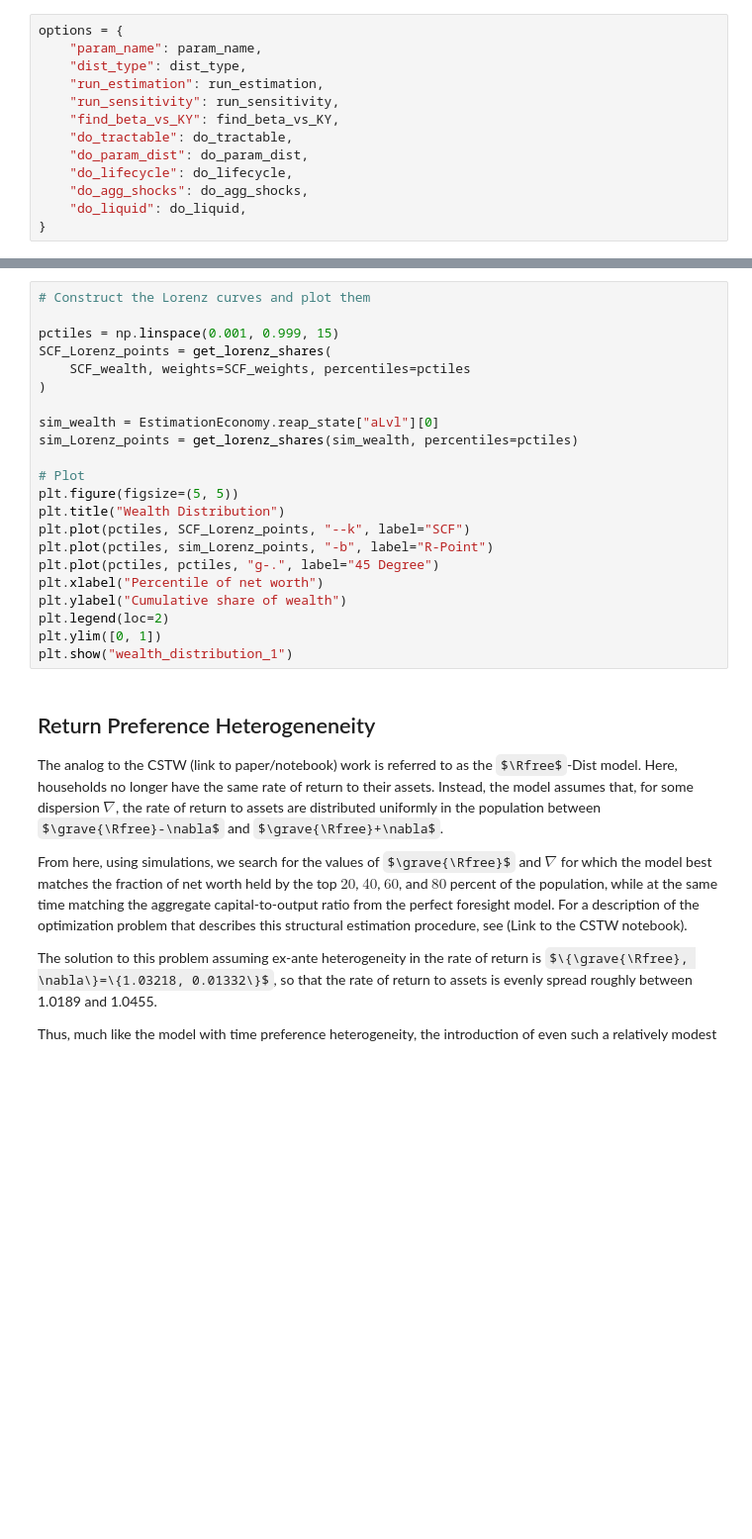
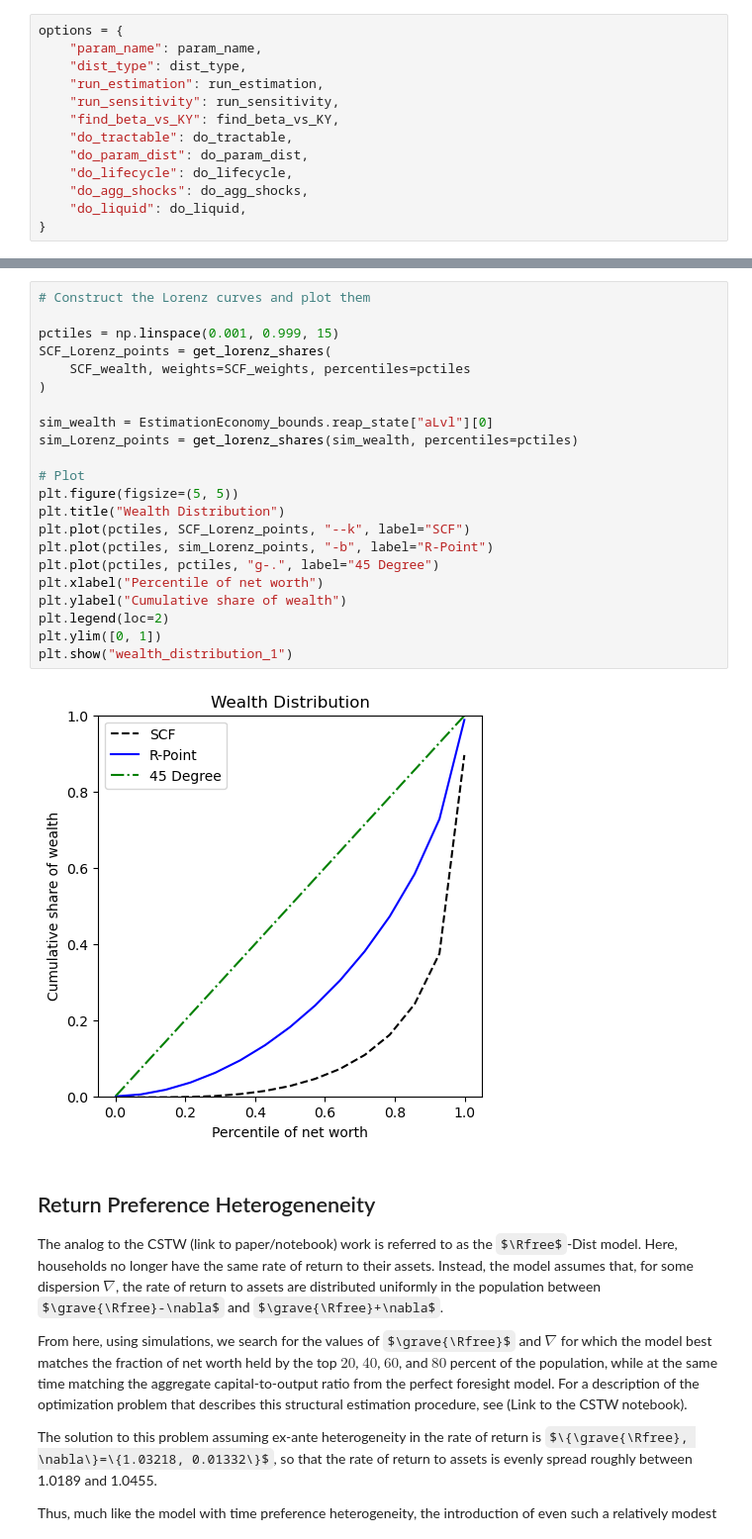
Before and after one commit to econ-ark/DistributionOfWealthMPC, a Jupyter notebook: HetReturns-Bounds-Est.ipynb, the cells around one changed output, grey strips where cells are left out. Shown at 99% size. Cells and saved outputs as stored; diff of their text form; some formulas as TeX source; blank space fills up the shorter version.

```diff
--- a/HetReturns-Bounds-Est.ipynb
+++ b/HetReturns-Bounds-Est.ipynb
@@ -279,25 +201,27 @@ DiscFacGPFAggLivPrbMax = 1.022087
 # %%
 # Construct the Lorenz curves and plot them
 
 pctiles = np.linspace(0.001, 0.999, 15)
 SCF_Lorenz_points = get_lorenz_shares(
     SCF_wealth, weights=SCF_weights, percentiles=pctiles
 )
 
-sim_wealth = EstimationEconomy.reap_state["aLvl"][0]
+sim_wealth = EstimationEconomy_bounds.reap_state["aLvl"][0]
 sim_Lorenz_points = get_lorenz_shares(sim_wealth, percentiles=pctiles)
 
 # Plot
 plt.figure(figsize=(5, 5))
 plt.title("Wealth Distribution")
 plt.plot(pctiles, SCF_Lorenz_points, "--k", label="SCF")
 plt.plot(pctiles, sim_Lorenz_points, "-b", label="R-Point")
 plt.plot(pctiles, pctiles, "g-.", label="45 Degree")
 plt.xlabel("Percentile of net worth")
 plt.ylabel("Cumulative share of wealth")
 plt.legend(loc=2)
 plt.ylim([0, 1])
 plt.show("wealth_distribution_1")
+# %% [output]
+[figure, added]
 # %% [markdown]
 ## Return Preference Heterogeneneity
 
```
Also changed, not shown: parts of 4 cells of this notebook, 4 other files.
